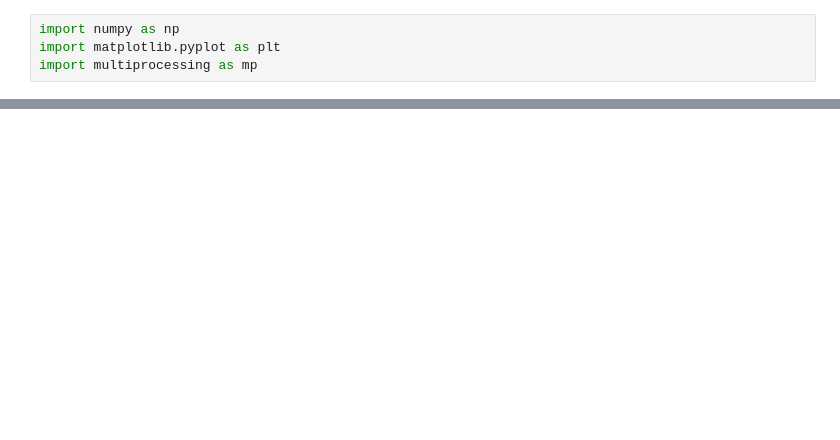
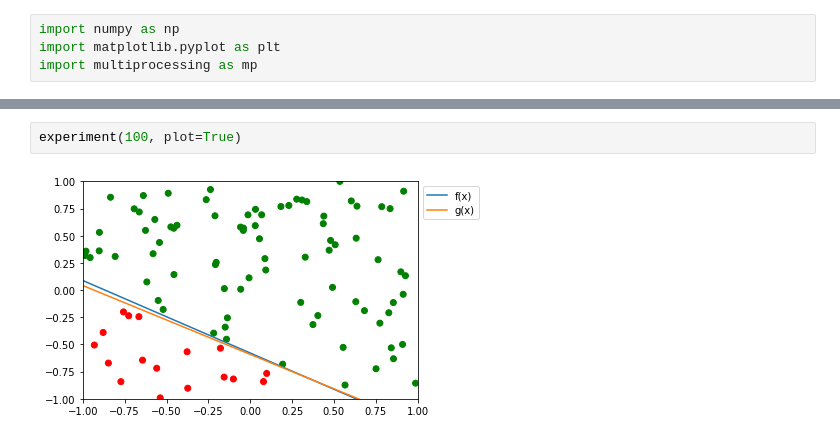
Before and after one commit to honoriocassiano/int_comp2, a Jupyter notebook: trabalhos/trabalho1.ipynb, the cells around one changed output, grey strips where cells are left out. Drawn from its saved outputs; the diff is of its cells as text; blank space fills up the shorter version.

```diff
--- a/trabalhos/trabalho1.ipynb
+++ b/trabalhos/trabalho1.ipynb
@@ -131,0 +207,4 @@ experiment(10, True)
+# %%
+experiment(100, plot=True)
+# %% [output]
+[figure, added]
```
Also changed, not shown: parts of 8 cells of this notebook.
